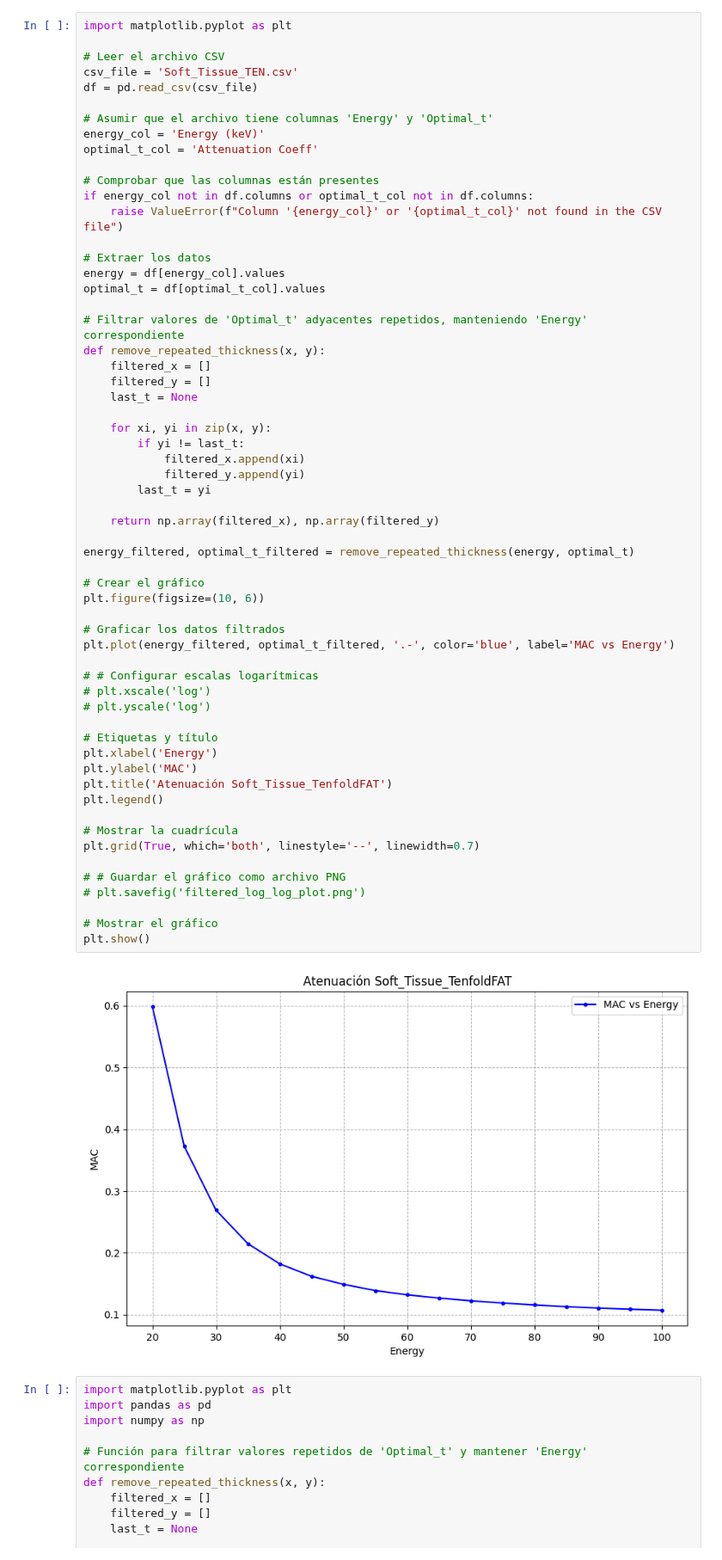
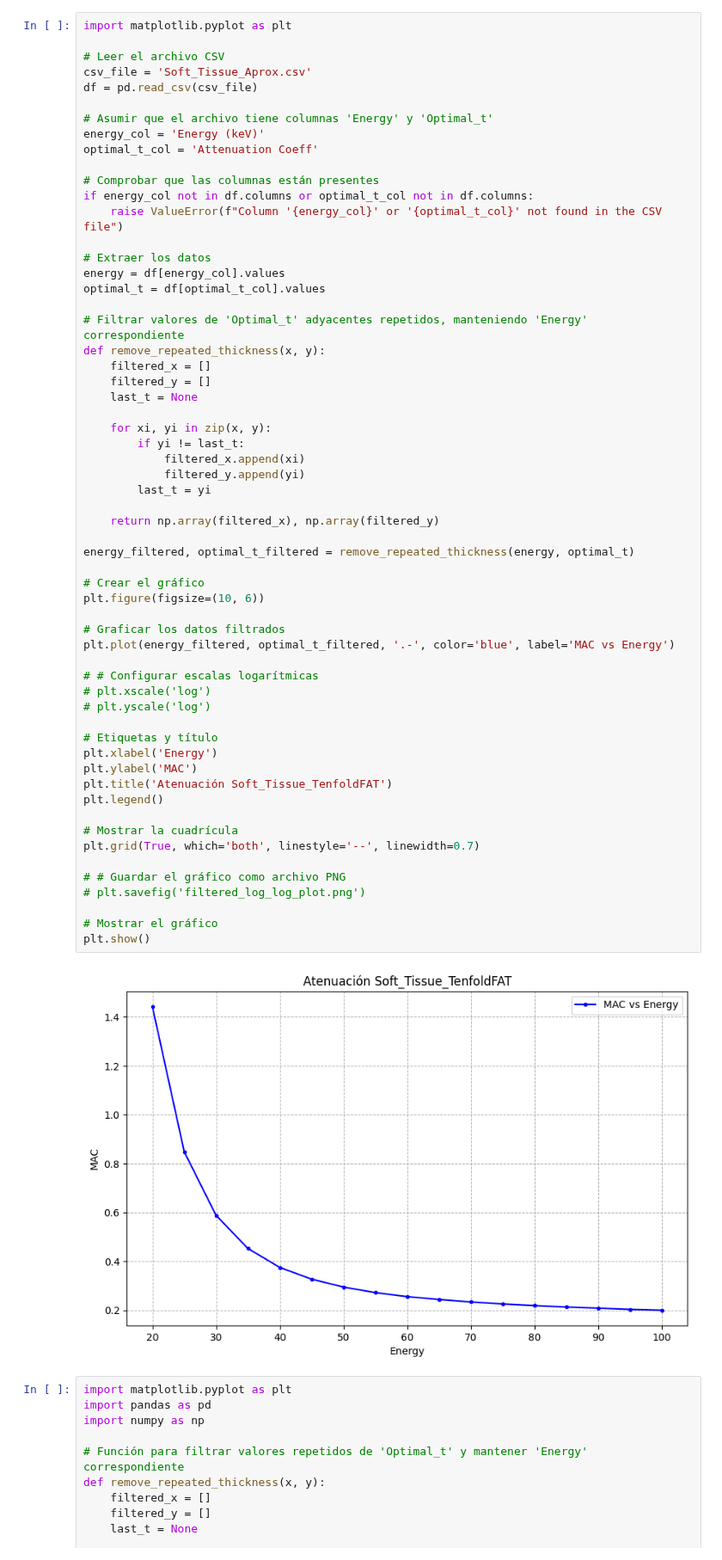
Before and after one commit to miguelcomett/G4_IFI-Team_2024, a Jupyter notebook: Codes2/Attenuation.ipynb, the cells around one changed output. Shown at 86% size. Saved outputs shown, nothing was run; the diff lists cells and outputs as text.

```diff
--- a/Codes2/Attenuation.ipynb
+++ b/Codes2/Attenuation.ipynb
@@ -82,7 +82,7 @@ print(thick)
 import matplotlib.pyplot as plt
 
 # Leer el archivo CSV
-csv_file = 'Soft_Tissue_TEN.csv'
+csv_file = 'Soft_Tissue_Aprox.csv'
 df = pd.read_csv(csv_file)
 
 # Asumir que el archivo tiene columnas 'Energy' y 'Optimal_t'
@@ -111,34 +111,34 @@ def remove_repeated_thickness(x, y):
 
     return np.array(filtered_x), np.array(filtered_y)
 
 energy_filtered, optimal_t_filtered = remove_repeated_thickness(energy, optimal_t)
 
 # Crear el gráfico
 plt.figure(figsize=(10, 6))
 
 # Graficar los datos filtrados
 plt.plot(energy_filtered, optimal_t_filtered, '.-', color='blue', label='MAC vs Energy')
 
 # # Configurar escalas logarítmicas
 # plt.xscale('log')
 # plt.yscale('log')
 
 # Etiquetas y título
 plt.xlabel('Energy')
 plt.ylabel('MAC')
 plt.title('Atenuación Soft_Tissue_TenfoldFAT')
 plt.legend()
 
 # Mostrar la cuadrícula
 plt.grid(True, which='both', linestyle='--', linewidth=0.7)
 
 # # Guardar el gráfico como archivo PNG
 # plt.savefig('filtered_log_log_plot.png')
 
 # Mostrar el gráfico
 plt.show()
 # %% [output]
-[figure, old version]
+[figure, new version]
 # %%
 import matplotlib.pyplot as plt
 import pandas as pd
```
Also changed, not shown: parts of 5 cells of this notebook, 3 other files.
